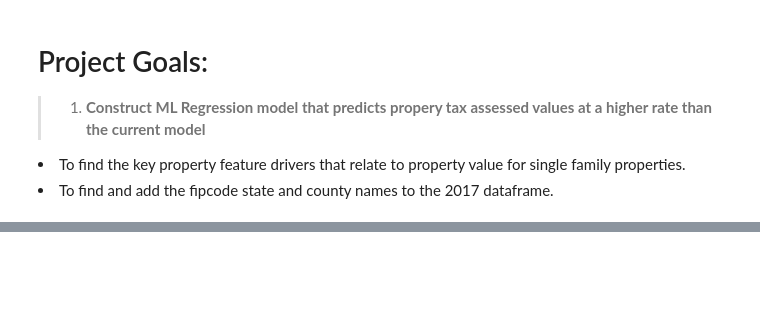
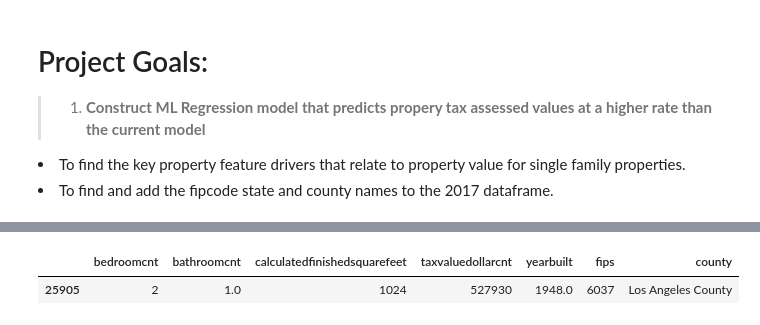
Before and after one commit to jeneyring/Regression_Final_Report, a Jupyter notebook: Final_Report.ipynb, the cells around one changed output, grey strips where cells are left out. Cells and saved outputs as stored; diff of their text form; code cells hidden in the pictures; blank space fills up the shorter version.

```diff
--- a/Final_Report.ipynb
+++ b/Final_Report.ipynb
@@ -29,0 +47,23 @@ ________________________________________________________________________________
+# %%
+#adding those necessities
+import pandas as pd
+import numpy as np
+import matplotlib.pyplot as plt
+import seaborn as sns
+from scipy import stats
+import pydataset as data
+
+#sklearn tools:: working those models!
+from sklearn.model_selection import train_test_split
+
+
+#calling the dataframe
+df = wrangle_zillow()
+#prepped and split
+train, validate, test = split_data(df)
+#scaled data
+scale_data(train, validate, test)
+train.head(1)
+# %% [output]
+|  | bedroomcnt | bathroomcnt | calculatedfinishedsquarefeet | taxvaluedollarcnt | yearbuilt | fips | county |
+| 25905 | 2 | 1.0 | 1024 | 527930 | 1948.0 | 6037 | Los Angeles County |
```
Also changed, not shown: parts of 10 cells of this notebook, 6 other files.
